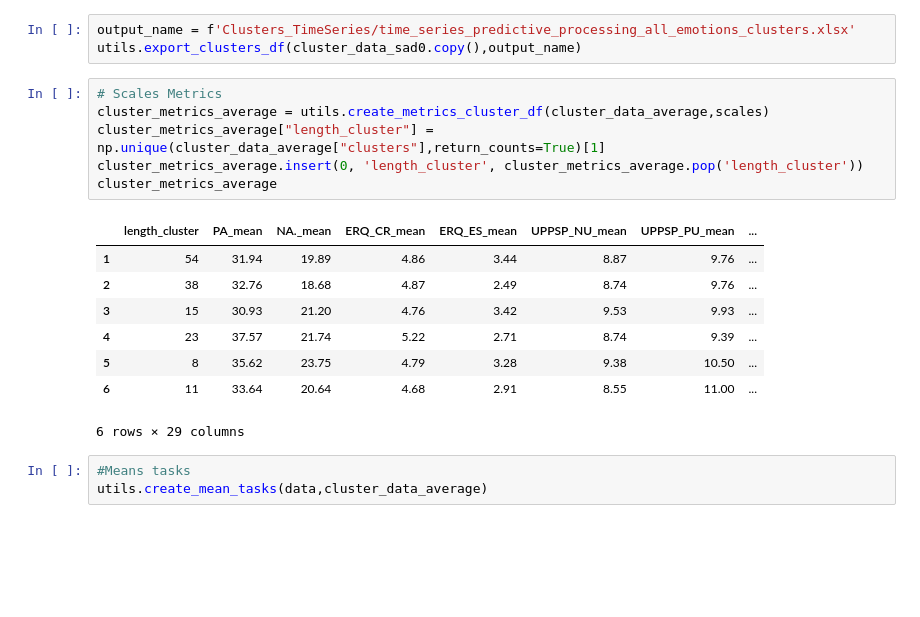
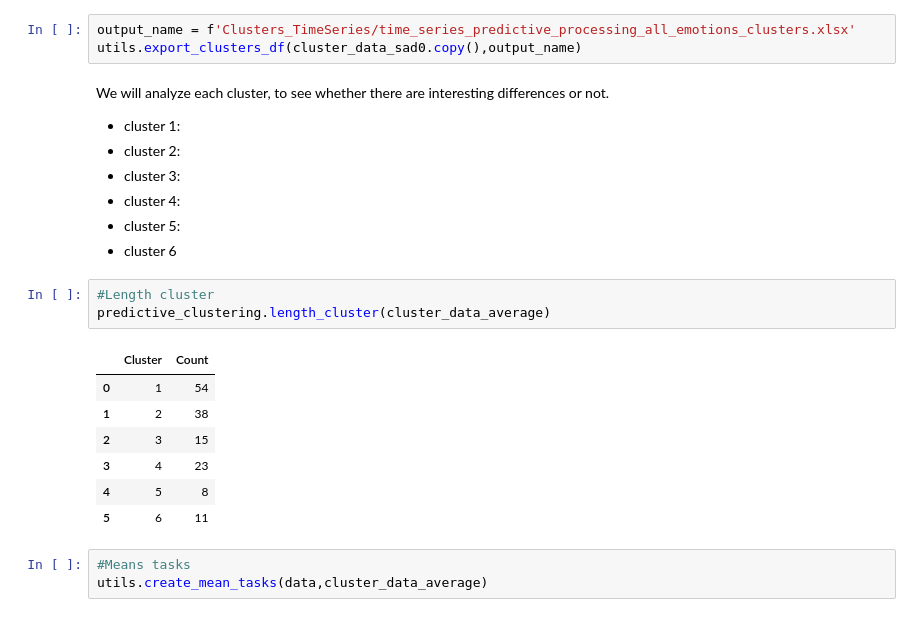
Before and after one commit to ManuIluro22/CasLAB-Predictive-Processing, a Jupyter notebook: Clustering_Predictive_Processing/Clustering_TimeSeries_Datasets.ipynb, the cells around one changed output. Cells and saved outputs as stored; diff of their text form; blank space fills up the shorter version.

```diff
--- a/Clustering_Predictive_Processing/Clustering_TimeSeries_Datasets.ipynb
+++ b/Clustering_Predictive_Processing/Clustering_TimeSeries_Datasets.ipynb
@@ -406,21 +470,25 @@ utils.create_word(df, list_metrics, name_output)
 # %%
 output_name = f'Clusters_TimeSeries/time_series_predictive_processing_all_emotions_clusters.xlsx'
 utils.export_clusters_df(cluster_data_sad0.copy(),output_name)
+# %% [markdown]
+We will analyze each cluster, to see whether there are interesting differences or not.
+- cluster 1:
+- cluster 2:
+- cluster 3:
+- cluster 4:
+- cluster 5:
+- cluster 6
 # %%
-# Scales Metrics
-cluster_metrics_average = utils.create_metrics_cluster_df(cluster_data_average,scales)
-cluster_metrics_average["length_cluster"] = np.unique(cluster_data_average["clusters"],return_counts=True)[1]
-cluster_metrics_average.insert(0, 'length_cluster', cluster_metrics_average.pop('length_cluster'))
-cluster_metrics_average
+#Length cluster
+predictive_clustering.length_cluster(cluster_data_average)
 # %% [output]
-|  | length_cluster | PA_mean | NA._mean | ERQ_CR_mean | ERQ_ES_mean | UPPSP_NU_mean | UPPSP_PU_mean | ... |
-| 1 | 54 | 31.94 | 19.89 | 4.86 | 3.44 | 8.87 | 9.76 | ... |
-| 2 | 38 | 32.76 | 18.68 | 4.87 | 2.49 | 8.74 | 9.76 | ... |
-| 3 | 15 | 30.93 | 21.20 | 4.76 | 3.42 | 9.53 | 9.93 | ... |
-| 4 | 23 | 37.57 | 21.74 | 5.22 | 2.71 | 8.74 | 9.39 | ... |
-| 5 | 8 | 35.62 | 23.75 | 4.79 | 3.28 | 9.38 | 10.50 | ... |
-| 6 | 11 | 33.64 | 20.64 | 4.68 | 2.91 | 8.55 | 11.00 | ... |
+|  | Cluster | Count |
+| 0 | 1 | 54 |
+| 1 | 2 | 38 |
+| 2 | 3 | 15 |
+| 3 | 4 | 23 |
+| 4 | 5 | 8 |
+| 5 | 6 | 11 |
-6 rows × 29 columns
 # %%
 #Means tasks
 utils.create_mean_tasks(data,cluster_data_average)
```
Also changed, not shown: parts of 47 cells of this notebook, 39 other files.
